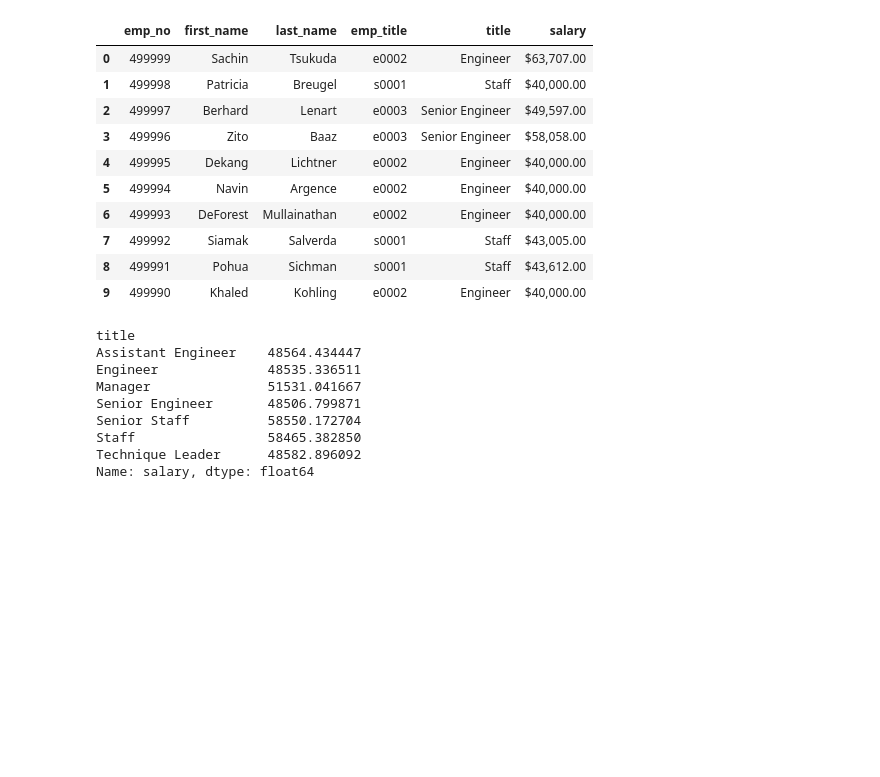
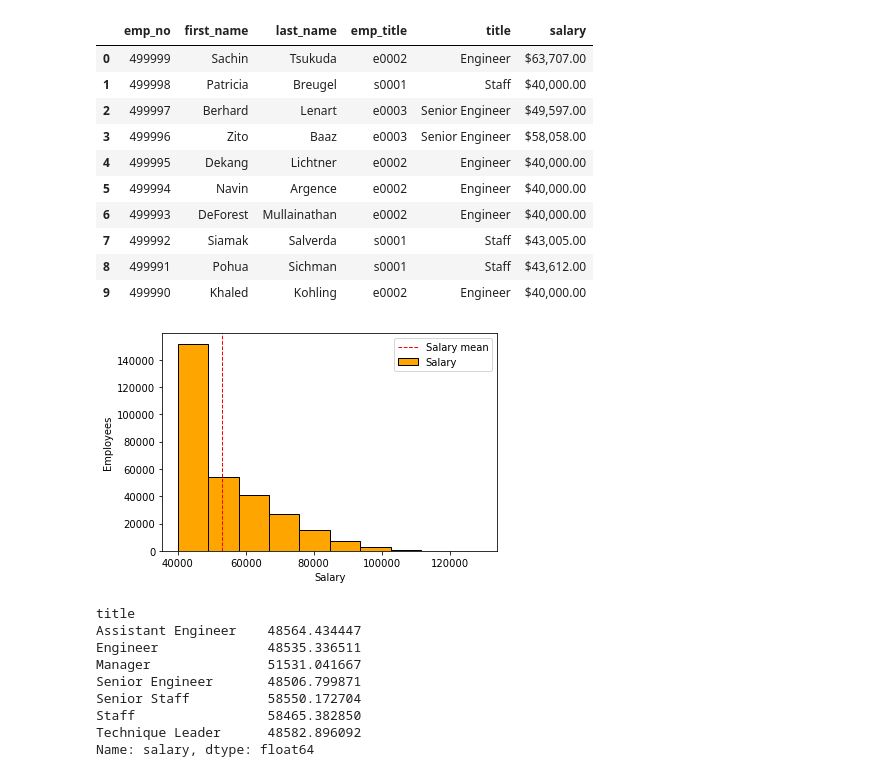
Before and after one commit to skunnath2020/sql-challenge, a Jupyter notebook: EmployeeSQL/Bonus.ipynb, the cells around one changed output. Cells and saved outputs as stored; diff of their text form; code cells hidden in the pictures; blank space fills up the shorter version.

Commit message:
visualizations complete

```diff
--- a/EmployeeSQL/Bonus.ipynb
+++ b/EmployeeSQL/Bonus.ipynb
@@ -107,4 +113,18 @@ combined_df.head(10)
 #Create a histogram to visualize the most common salary ranges for employees.
 salary_info=combined_df[['emp_no', 'title', 'salary']].copy()
 salary_info['salary']=salary_info.salary.map(lambda x: locale.atof(x.strip('$')))
+# %%
+# Create a histogram to visualize the most common salary ranges for employees.
+plt.hist(salary_info['salary'], 10, label="Salary", color='orange', edgecolor="k",)
+plt.axvline(salary_info['salary'].mean(),
+            color='r',
+            label='Salary mean',
+            linestyle='dashed',
+            linewidth=1)
+plt.xlabel("Salary")
+plt.ylabel("Employees")
+plt.legend()
+plt.show()
+# %% [output]
+[figure, added]
 # %%
```
Also changed, not shown: parts of 12 cells of this notebook.
